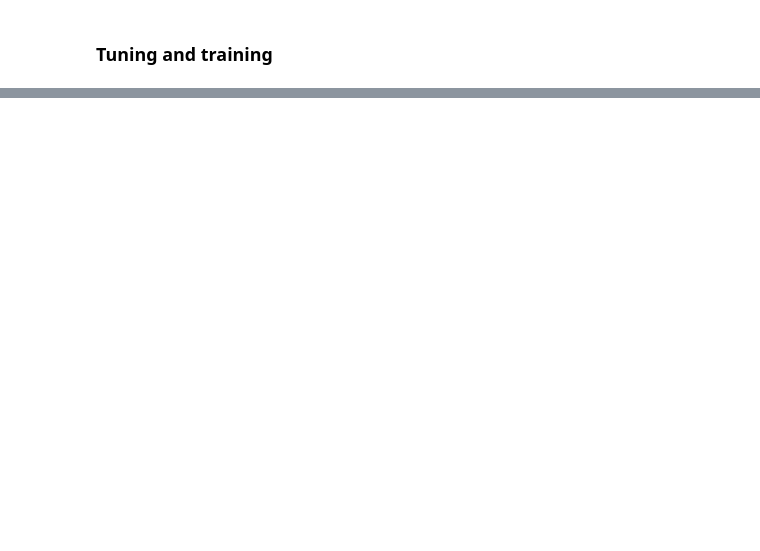
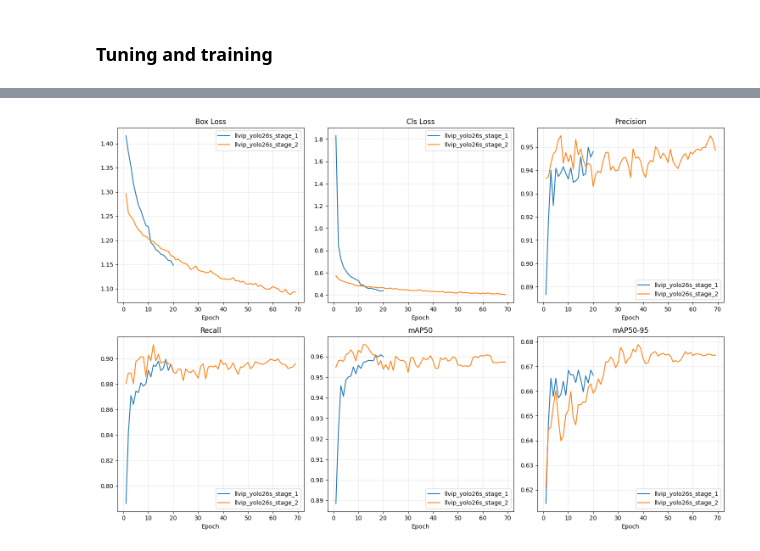
Before and after one commit to shinishiho/tw_project, a Jupyter notebook: tw_not_taiwan.ipynb, the cells around one changed output, grey strips where cells are left out. Drawn from its saved outputs; the diff is of its cells as text; code cells hidden in the pictures; blank space fills up the shorter version.

```diff
--- a/tw_not_taiwan.ipynb
+++ b/tw_not_taiwan.ipynb
@@ -204,0 +253,46 @@ model.train(
+# %%
+"""View training metrics"""
+
+%matplotlib inline
+import pandas as pd
+import matplotlib.pyplot as plt
+from pathlib import Path
+
+
+def plot_training_metrics(*run_dirs, figsize=(15, 10)):
+    metrics = [
+        ("train/box_loss",  "Box Loss"),
+        ("train/cls_loss",  "Cls Loss"),
+        ("metrics/precision(B)", "Precision"),
+        ("metrics/recall(B)",    "Recall"),
+        ("metrics/mAP50(B)",     "mAP50"),
+        ("metrics/mAP50-95(B)",  "mAP50-95"),
+    ]
+
+    fig, axes = plt.subplots(2, 3, figsize=figsize)
+    axes = axes.flatten()
+
+    for run_dir in run_dirs:
+        csv_path = Path(run_dir) / "results.csv"
+        df = pd.read_csv(csv_path)
+        df.columns = df.columns.str.strip()
+        label = Path(run_dir).name
+
+        for ax, (col, title) in zip(axes, metrics):
+            if col in df.columns:
+                ax.plot(df["epoch"], df[col], label=label)
+                ax.set_title(title)
+                ax.set_xlabel("Epoch")
+                ax.legend()
+                ax.grid(True, alpha=0.3)
+
+    plt.tight_layout()
+    plt.show()
+
+
+plot_training_metrics(
+    "runs/detect/llvip_yolo26s_stage_1",
+    "runs/detect/llvip_yolo26s_stage_2",
+)
+# %% [output]
+[figure, added]
```
Also changed, not shown: parts of 7 cells of this notebook.
